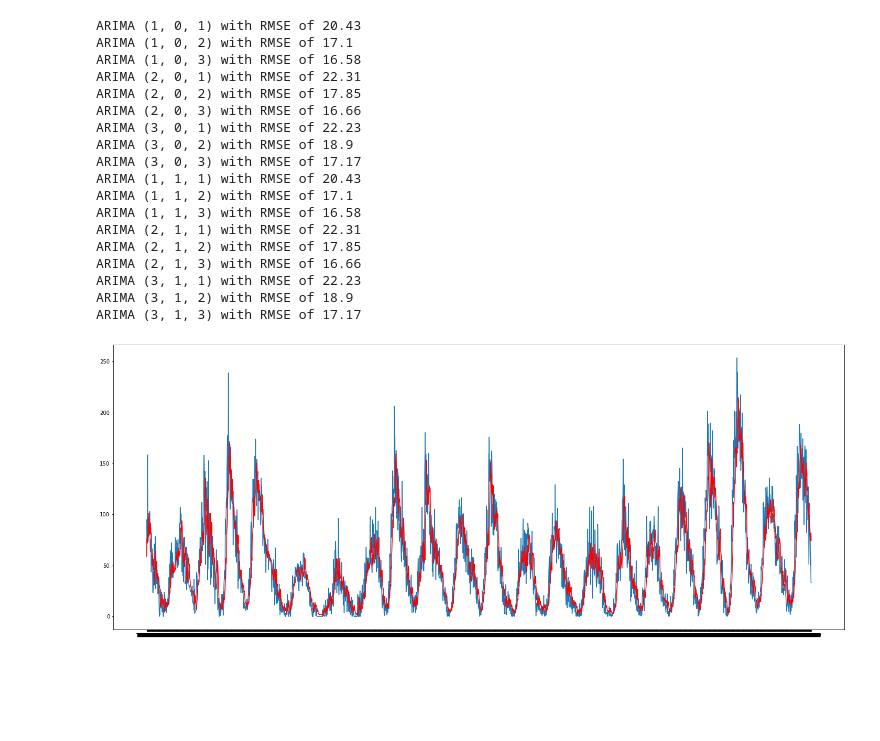
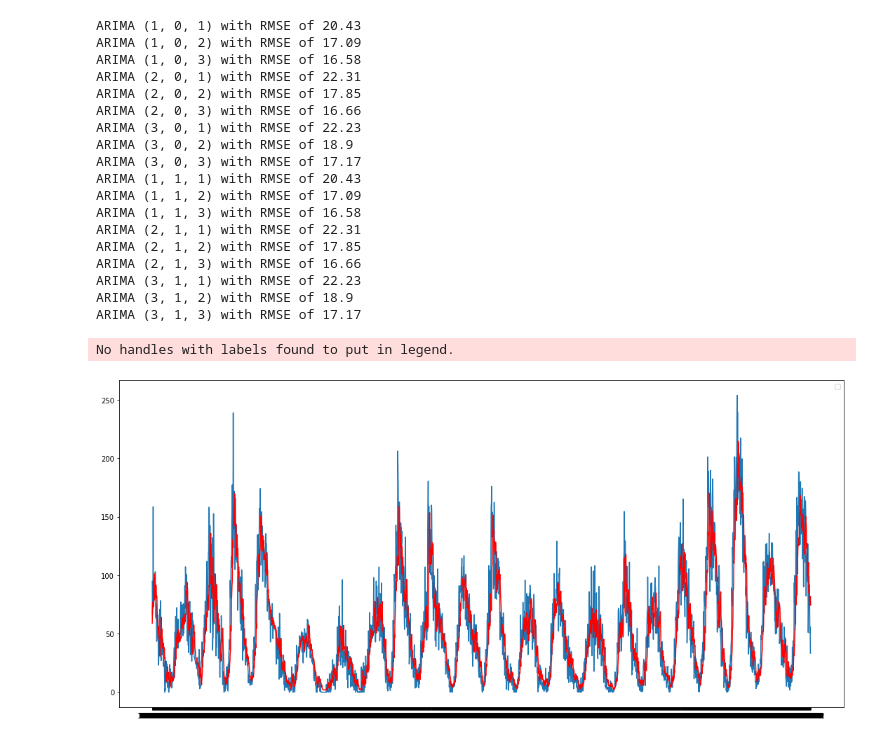
Before and after one commit to thedataninja1786/Data-Science, a Jupyter notebook: ARIMA_from_Scratch.ipynb, the cells around one changed output. Cells and saved outputs as stored; diff of their text form; code cells hidden in the pictures; blank space fills up the shorter version.

```diff
--- a/ARIMA_from_Scratch.ipynb
+++ b/ARIMA_from_Scratch.ipynb
@@ -64,6 +74,9 @@ def AutoRegression(data:list,lags:int, lr:float):
   return weights, predictions, Y
 # %%
 def diff(data:list,number:int):
+  '''
+  Generates the number of desired differences
+  '''
   full = []
   def differencing(data):
     differenced =[data[1]]
@@ -76,16 +89,22 @@ def diff(data:list,number:int):
     full.append(differencing(full[i]))
   return full[-1]
 # %%
-def MA(predictions:list,Y:list,window:int):
+def moving_avg(predictions:list,Y:list,window:int):
+  '''
+  Generates moving avgs based on the size of the window
+  '''
   residuals = [round((y - y_hat),2) for y,y_hat in zip(predictions,Y)]
-  output = [0 for i in range(window)] #so the length becomes the same as the prediction length
+  # So the length becomes the same as the prediction length
+  output = [0 for i in range(window)]
   for i in range(0,len(residuals)-window):
     x = 0
     for j in range(i,i+window):
-      x+= residuals[j]
+      x += residuals[j]
     output.append(x / window)
   return output
 # %%
+# Use RMSE as an accuracy metric
+# Use random values for (p,d,q) to test the model
 for d in range(2):
   error = 0
   data = diff(data = values, number = d)
@@ -96,8 +115,8 @@ for d in range(2):
     Y = AR[2]
 
     for q in range(1,4):
-      ma = MA(AR_predictions, Y , window= q)
-      preds = [(ar_pred + ma_pred) for ar_pred,ma_pred in zip(AR_predictions, ma)]
+      MA = moving_avg(AR_predictions, Y , window = q)
+      preds = [(ar_pred + ma_pred) for ar_pred,ma_pred in zip(AR_predictions, MA)]
 
       for pred, y in zip(preds,Y):
         error += (y - pred) ** 2
@@ -105,7 +124,7 @@ for d in range(2):
       print(f'ARIMA {p,d,q} with RMSE of {round(error,2)}')
 # %% [output]
 ARIMA (1, 0, 1) with RMSE of 20.43
-ARIMA (1, 0, 2) with RMSE of 17.1
+ARIMA (1, 0, 2) with RMSE of 17.09
 ARIMA (1, 0, 3) with RMSE of 16.58
 ARIMA (2, 0, 1) with RMSE of 22.31
 ARIMA (2, 0, 2) with RMSE of 17.85
@@ -114,7 +133,7 @@ ARIMA (3, 0, 1) with RMSE of 22.23
 ARIMA (3, 0, 2) with RMSE of 18.9
 ARIMA (3, 0, 3) with RMSE of 17.17
 ARIMA (1, 1, 1) with RMSE of 20.43
-ARIMA (1, 1, 2) with RMSE of 17.1
+ARIMA (1, 1, 2) with RMSE of 17.09
 ARIMA (1, 1, 3) with RMSE of 16.58
 ARIMA (2, 1, 1) with RMSE of 22.31
 ARIMA (2, 1, 2) with RMSE of 17.85
@@ -123,9 +142,12 @@ ARIMA (3, 1, 1) with RMSE of 22.23
 ARIMA (3, 1, 2) with RMSE of 18.9
 ARIMA (3, 1, 3) with RMSE of 17.17
 # %%
+# Plot the predictions and the actual values
 plt.plot(dates[6:],values[6:])
 plt.plot(dates[6:], preds, color = 'red')
 plt.rcParams["figure.figsize"] = (15, 7)
+plt.tight_layout()
 plt.show()
 # %% [output]
+No handles with labels found to put in legend.
-[figure, old version]
+[figure, new version]
```
Also changed, not shown: parts of 4 cells of this notebook.
